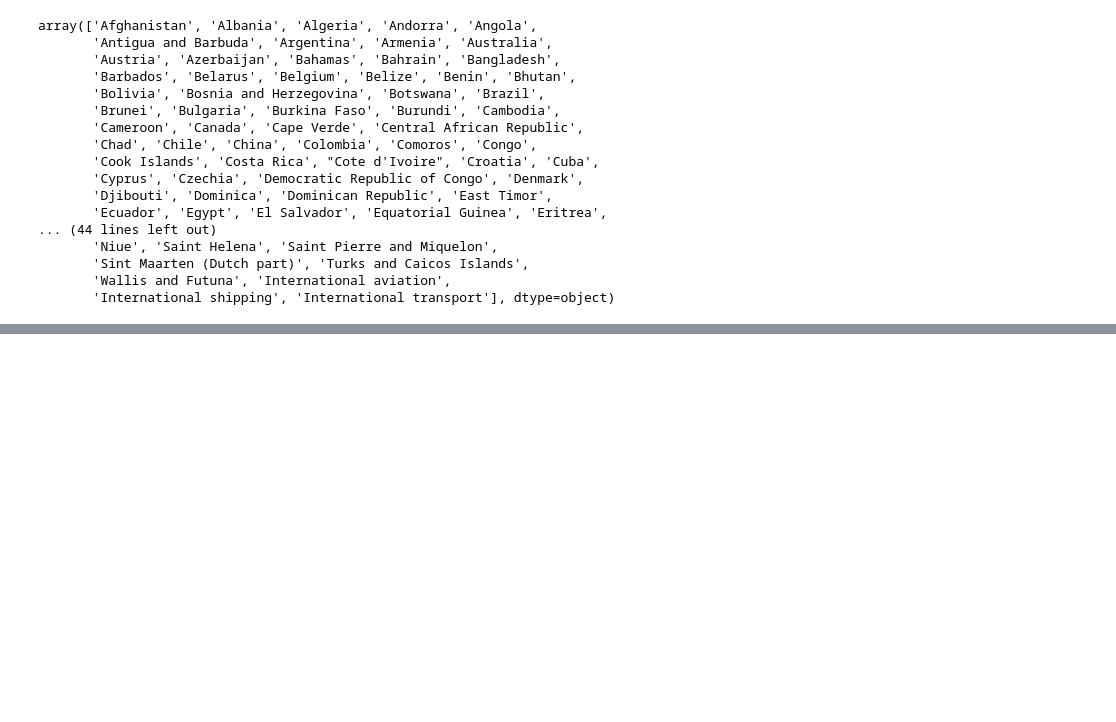
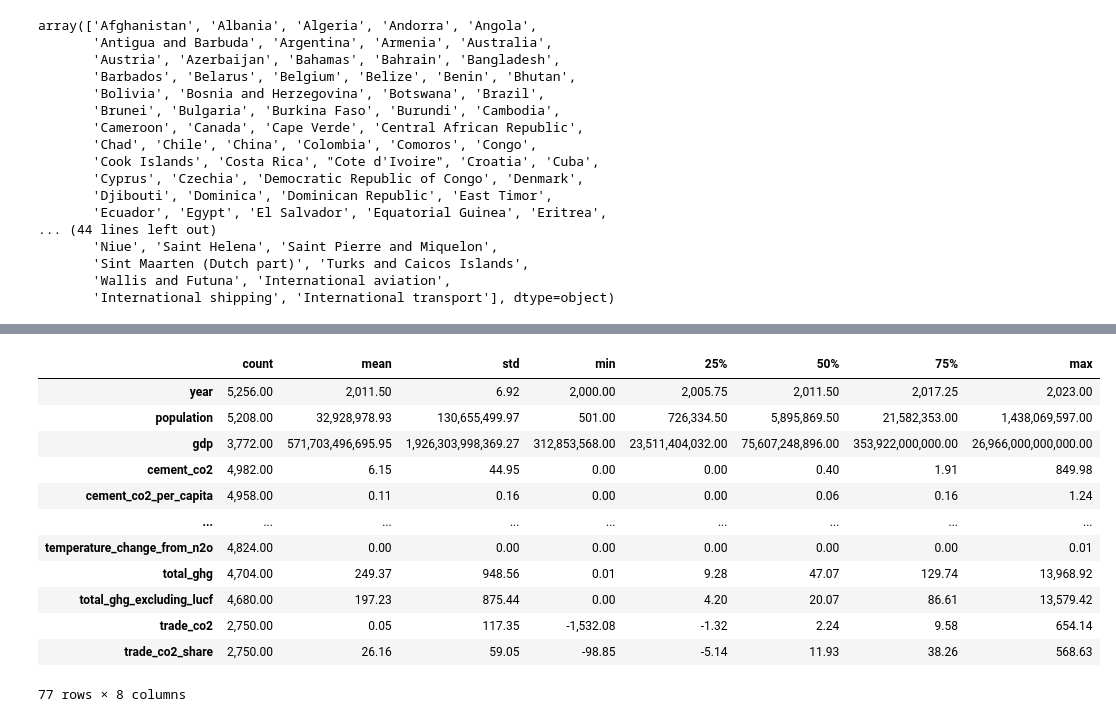
Before and after one commit to ana-nobre/Data-Driven-Insights-for-Multinationals-Global-CO2-Emissions, a Jupyter notebook: eda.ipynb, the cells around one changed output, grey strips where cells are left out. Drawn from its saved outputs; the diff is of its cells as text; code cells hidden in the pictures; blank space fills up the shorter version.

```diff
--- a/eda.ipynb
+++ b/eda.ipynb
@@ -225,0 +510,21 @@ df_filtrado_paises
+# %%
+# Pandas shows very large or very small numbers in scientific notation (e.g., 5.717035e+11).
+# To convert this into the decimal format, take the coefficient (5.717035) and multiply it by ten to the power of eleven, which gives 571,703,500,000 (about 570 billion).
+
+desc = df_filtrado.describe().T
+desc_format = desc.applymap(lambda x: f"{x:,.2f}")
+desc_format
+# %% [output]
+|  | count | mean | std | min | 25% | 50% | 75% | max |
+| year | 5,256.00 | 2,011.50 | 6.92 | 2,000.00 | 2,005.75 | 2,011.50 | 2,017.25 | 2,023.00 |
+| population | 5,208.00 | 32,928,978.93 | 130,655,499.97 | 501.00 | 726,334.50 | 5,895,869.50 | 21,582,353.00 | 1,438,069,597.00 |
+| gdp | 3,772.00 | 571,703,496,695.95 | 1,926,303,998,369.27 | 312,853,568.00 | 23,511,404,032.00 | 75,607,248,896.00 | 353,922,000,000.00 | 26,966,000,000,000.00 |
+| cement_co2 | 4,982.00 | 6.15 | 44.95 | 0.00 | 0.00 | 0.40 | 1.91 | 849.98 |
+| cement_co2_per_capita | 4,958.00 | 0.11 | 0.16 | 0.00 | 0.00 | 0.06 | 0.16 | 1.24 |
+| ... | ... | ... | ... | ... | ... | ... | ... | ... |
+| temperature_change_from_n2o | 4,824.00 | 0.00 | 0.00 | 0.00 | 0.00 | 0.00 | 0.00 | 0.01 |
+| total_ghg | 4,704.00 | 249.37 | 948.56 | 0.01 | 9.28 | 47.07 | 129.74 | 13,968.92 |
+| total_ghg_excluding_lucf | 4,680.00 | 197.23 | 875.44 | 0.00 | 4.20 | 20.07 | 86.61 | 13,579.42 |
+| trade_co2 | 2,750.00 | 0.05 | 117.35 | -1,532.08 | -1.32 | 2.24 | 9.58 | 654.14 |
+| trade_co2_share | 2,750.00 | 26.16 | 59.05 | -98.85 | -5.14 | 11.93 | 38.26 | 568.63 |
+77 rows × 8 columns
```
Also changed, not shown: parts of 14 cells of this notebook, 3 other files.
